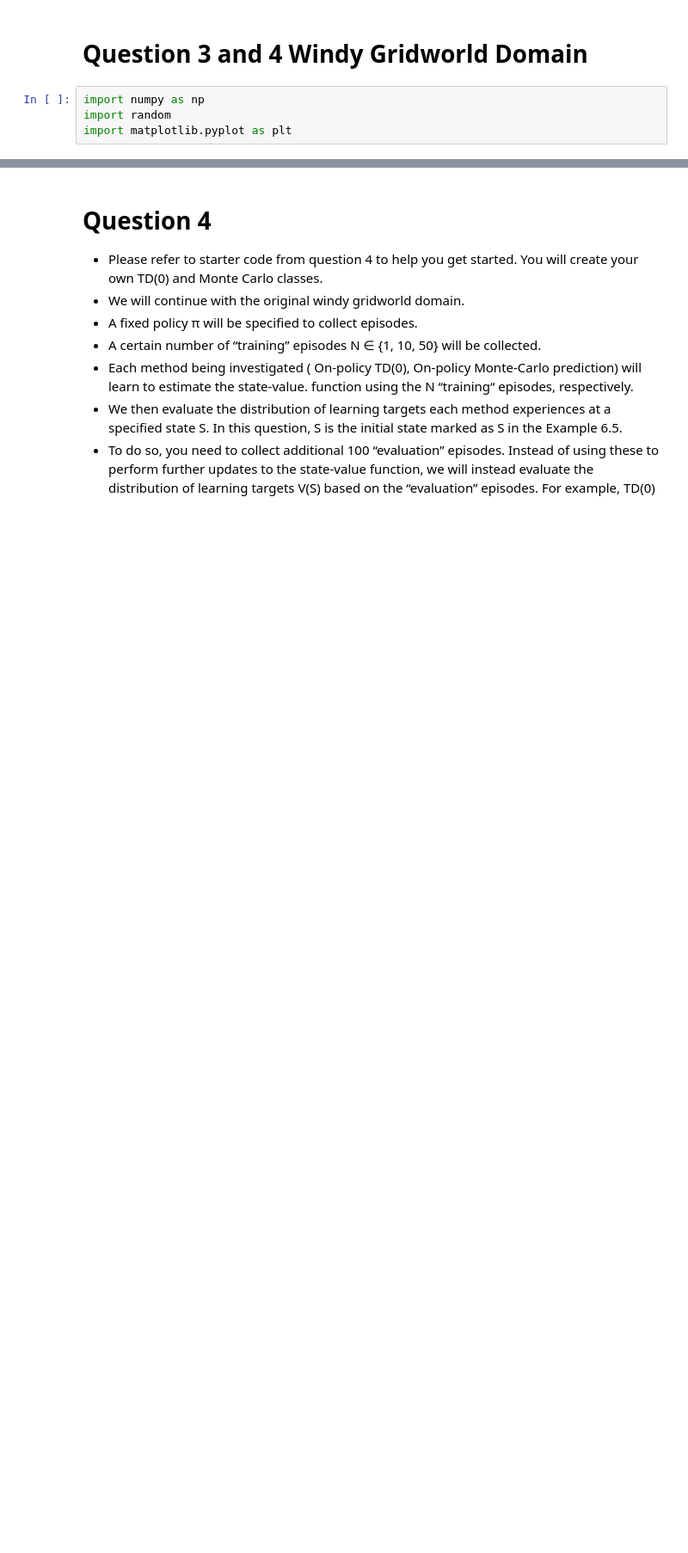
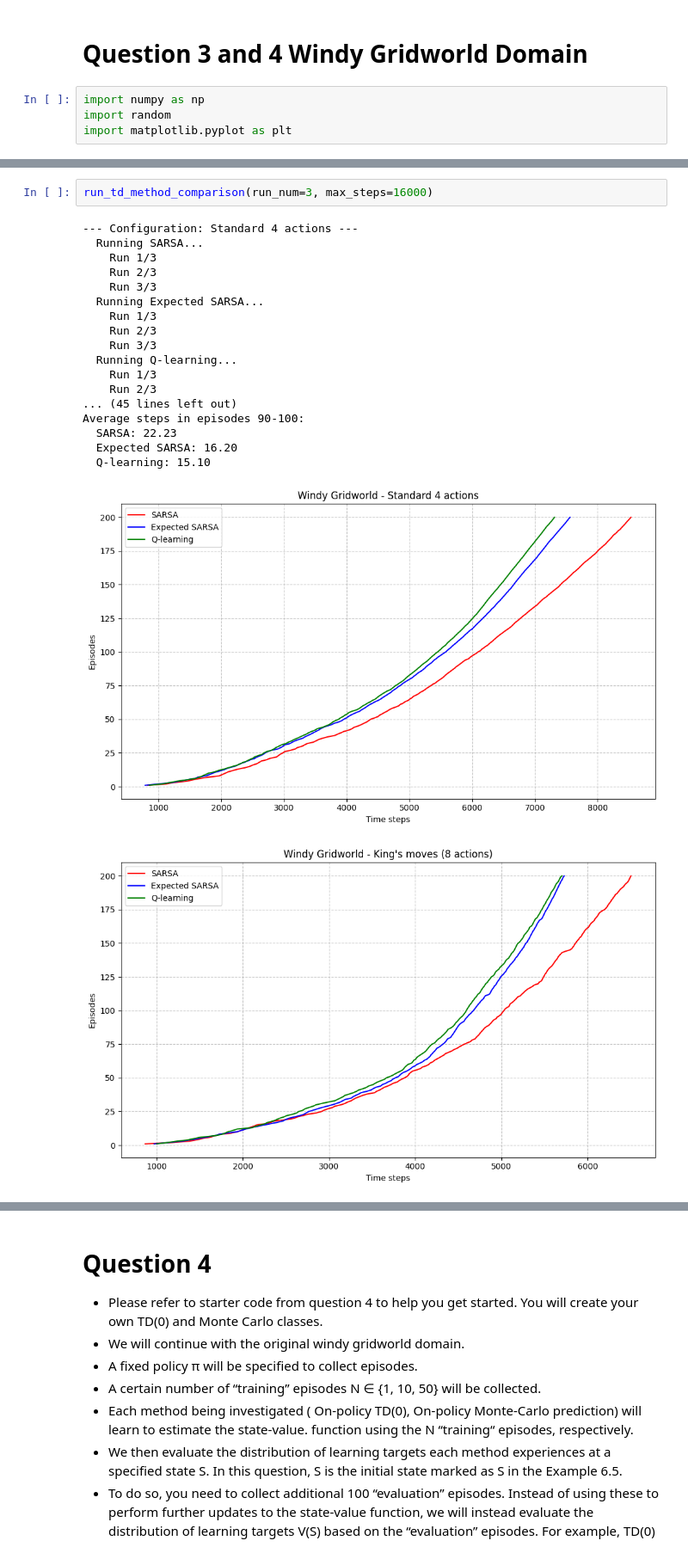
Before and after one commit to adnanamir010/cs5180, a Jupyter notebook: ex5_25spring-1/ex5_25spring/ex5_25spring.ipynb, the cells around one changed output, grey strips where cells are left out. Shown at 86% size. Saved outputs shown, nothing was run; the diff lists cells and outputs as text; blank space fills up the shorter version.

```diff
--- a/ex5_25spring-1/ex5_25spring/ex5_25spring.ipynb
+++ b/ex5_25spring-1/ex5_25spring/ex5_25spring.ipynb
@@ -358,0 +1172,22 @@ if __name__ == "__main__":
+# %%
+run_td_method_comparison(run_num=3, max_steps=16000)
+# %% [output]
+--- Configuration: Standard 4 actions ---
+  Running SARSA...
+    Run 1/3
+    Run 2/3
+    Run 3/3
+  Running Expected SARSA...
+    Run 1/3
+    Run 2/3
+    Run 3/3
+  Running Q-learning...
+    Run 1/3
+    Run 2/3
+... (45 lines left out)
+Average steps in episodes 90-100:
+  SARSA: 22.23
+  Expected SARSA: 16.20
+  Q-learning: 15.10
+[figure, added]
+[figure, added]
```
Also changed, not shown: parts of 26 cells of this notebook, 3 other files.
